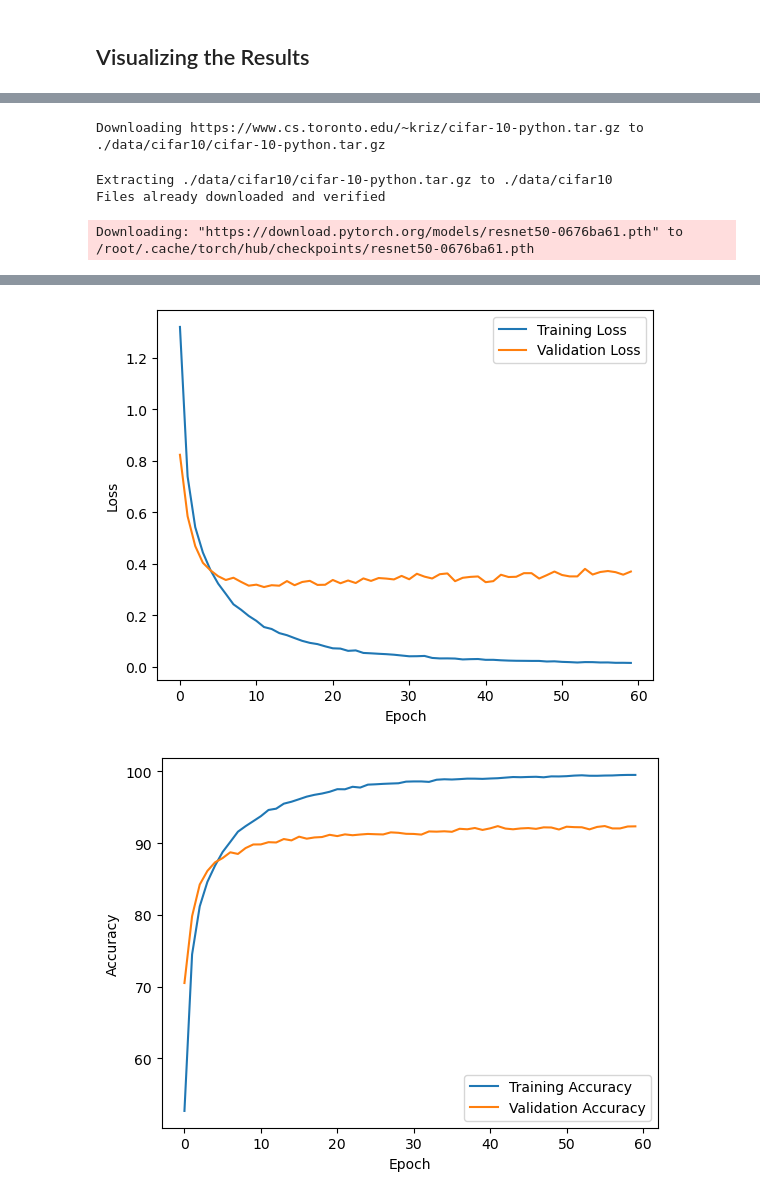
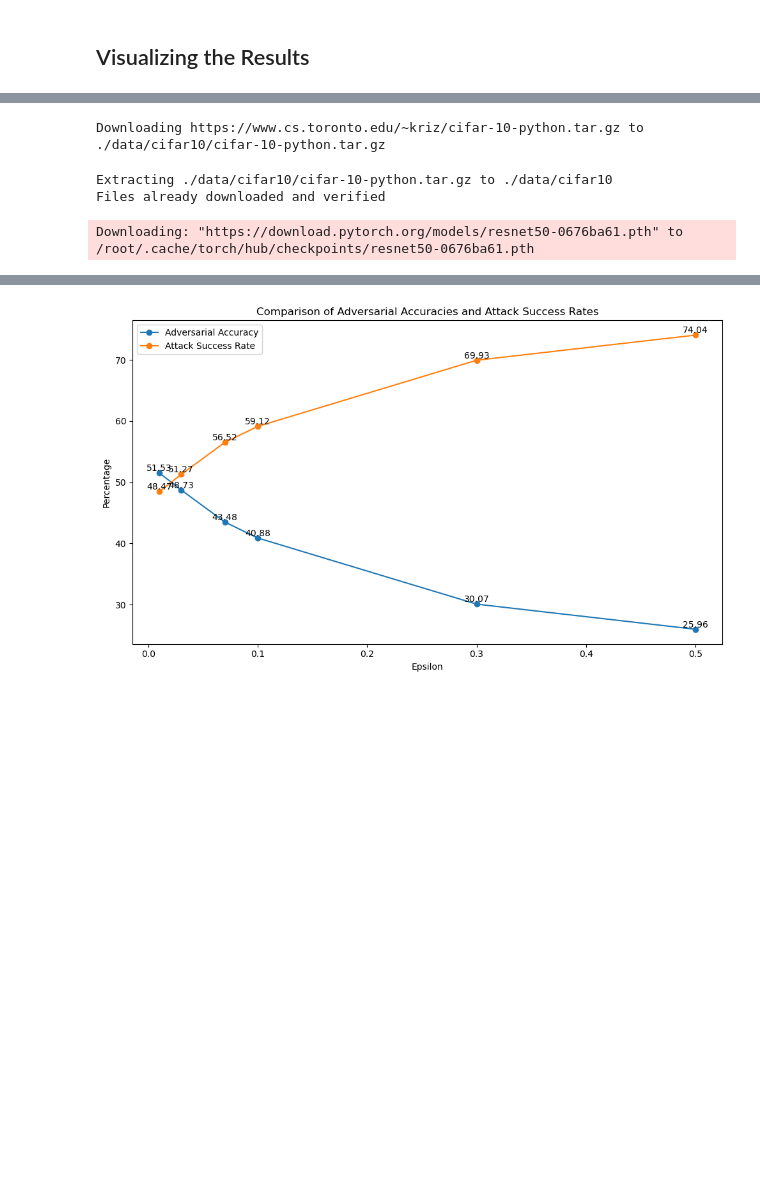
Before and after one commit to sidthoviti/FGSM-against-ResNet-50-on-CIFAR-10, a Jupyter notebook: fgsm-against-resnet-50-on-cifar-10.ipynb, the cells around one changed output, grey strips where cells are left out. Cells and saved outputs as stored; diff of their text form; code cells hidden in the pictures; blank space fills up the shorter version.

```diff
--- a/fgsm-against-resnet-50-on-cifar-10.ipynb
+++ b/fgsm-against-resnet-50-on-cifar-10.ipynb
@@ -239,8 +241,10 @@ def test_adversarial(model, testloader, criterion, device, epsilon):
 
     adversarial_accuracy = 100.0 * adversarial_correct / total
     attack_success_rate = 100.0 * attack_success / total
-
+    print(f'Epsilon = {epsilon}:')
     print(f'Adversarial Accuracy: {adversarial_accuracy:.2f}%')
     print(f'Attack Success Rate: {attack_success_rate:.2f}%')
+    print('------------------------------------------------------')
+    return adversarial_accuracy, attack_success_rate
 # %% [markdown]
 ## Visualizing the Results
@@ -342,5 +375,5 @@ Then the best model saved is loaded and tested against the adversarial examples.
 # %%
-def main(train_model):
+def main(train_model, epsilon_list):
 
     # Set random seeds for reproducibility
     random.seed(42)
@@ -368,6 +401,7 @@ def main(train_model):
     optimizer = optim.SGD(model.parameters(), lr=0.001, momentum=0.9)
     num_epochs = 60
     epsilon = 0.3
+    epsilon_values = [0.01, 0.03, 0.07, 0.1, 0.3, 0.5]
 
     if train_model:
       print("Training the model...")
@@ -380,28 +414,46 @@ def main(train_model):
       plot_accuracy(train_accuracies, test_accuracies)
       # Plot and save an example image
       plot_image(testset, model, classes, device)
+      # Visualize some adversarial examples
+      print("Generating Visualization Plot")
+      plot_adv_images(testset, best_model, criterion, classes, device, epsilon)
     else:
-      print("Testing with adversarial examples...")
       # Load the best model
       best_model = models.resnet50(pretrained=True)
       # Modify conv1 to suit CIFAR-10
       best_model.conv1 = nn.Conv2d(3, 64, kernel_size=3, stride=1, padding=1, bias=False)
       best_model.fc = nn.Linear(num_features, num_classes)
+      # Load checkpoints
       checkpoint = torch.load('best_model.pth')
       best_model.load_state_dict(checkpoint['model_state_dict'])
       epoch = checkpoint['epoch']
       test_accuracy = checkpoint['test_accuracy']
       best_model = best_model.to(device)
       print("Best Trained Model Loaded!")
-      print(f"Checkpoint at Epoch {epoch+1} with accuracy of {test_accuracy}")
+      print(f"Checkpoint at Epoch {epoch+1} with accuracy of {test_accuracy}%")
 
       # Test the best model on adversarial examples
-      print(f"Best_model at ...")
-      test_adversarial(best_model, testloader, criterion, device, epsilon)
-
-      # Visualize some adversarial examples
-      print("Generating Visualization Plot")
-      plot_adv_images(testset, best_model, criterion, classes, device, epsilon)
+      if epsilon_list:
+        # Evaluate adversarial attacks for each epsilon value
+        adversarial_accuracies = []
+        attack_success_rates = []
+        print("Testing with clean data again to compare with checkpoint accuracy...")
+        _, clean_test_accuracy = test(best_model, testloader, criterion, device)
+        print(f"Clean Adv Accuracy: {clean_test_accuracy:.2f}%\nClean Attack Success Rate: {100-clean_test_accuracy:.2f}%")
+        if(clean_test_accuracy==test_accuracy):
+          print("Matches with the Checkpoint Accuracy!")
+        print('-----------------------------')
+        print("Testing with adversarial examples...")
+        for epsilon in epsilon_values:
+          adversarial_accuracy, attack_success_rate = test_adversarial(best_model, testloader, criterion, device, epsilon)
+          adversarial_accuracies.append(adversarial_accuracy)
+          attack_success_rates.append(attack_success_rate)
+        epsilon_compare(epsilon_values, adversarial_accuracies, attack_success_rates)
+      else:
+        test_adversarial(best_model, testloader, criterion, device, epsilon)
+        # Visualize some adversarial examples
+        print("Generating Visualization Plot")
+        plot_adv_images(testset, best_model, criterion, classes, device, epsilon)
 # %% [markdown]
 ## The Main Function
 
@@ -413,7 +473,7 @@ If train_model is set to False, the function loads the best model from a checkpo
 # %%
 if __name__ == '__main__':
-    main(train_model=True)
-    main(train_model=False)
+    main(train_model=True, epsilon_list=False)
+    main(train_model=False, epsilon_list=True)
 # %% [output]
 Downloading https://www.cs.toronto.edu/~kriz/cifar-10-python.tar.gz to ./data/cifar10/cifar-10-python.tar.gz
 Extracting ./data/cifar10/cifar-10-python.tar.gz to ./data/cifar10
@@ -439,2 +499 @@ Test Loss: 0.3699 - Test Accuracy: 92.34%
-[figure, old version]
+[figure, new version]
-[figure, removed]
```
Also changed, not shown: parts of 9 cells of this notebook, 6 other files.
